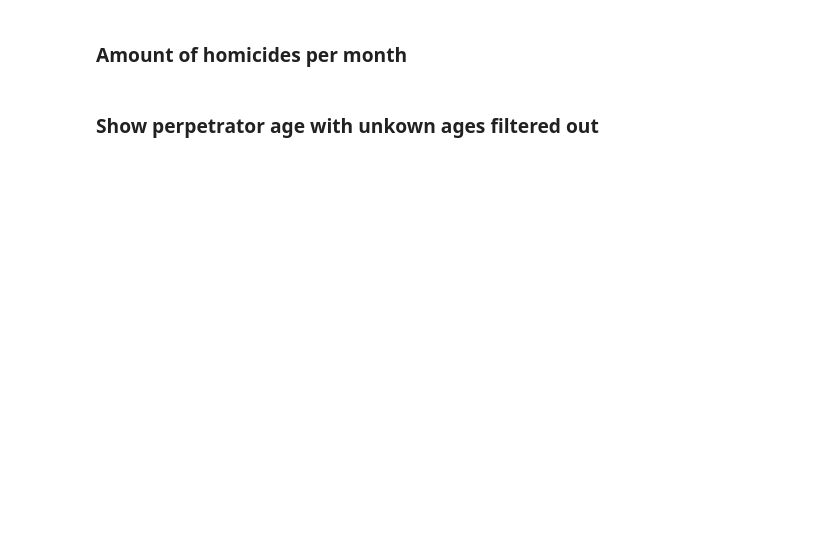
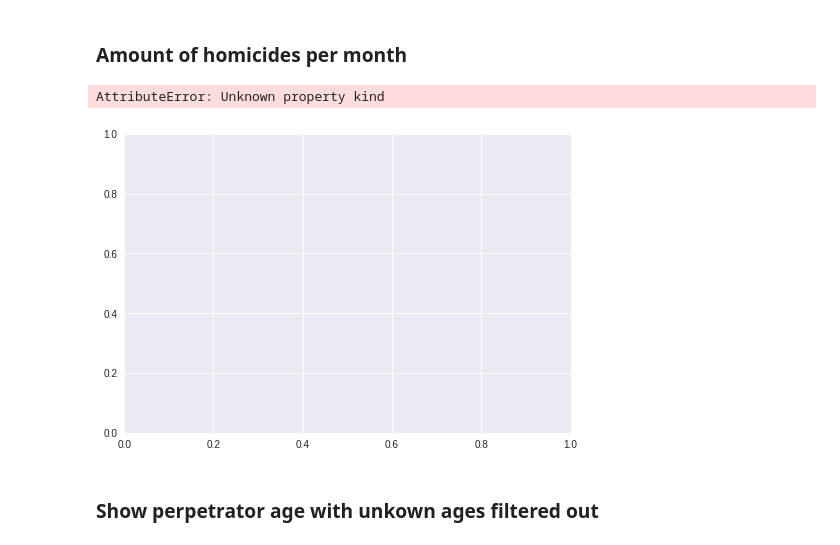
Before and after one commit to DuncanCasteleyn/Data-Mining-Project-3TI, a Jupyter notebook: project.ipynb, the cells around one changed output. Cells and saved outputs as stored; diff of their text form; code cells hidden in the pictures; blank space fills up the shorter version.

```diff
--- a/project.ipynb
+++ b/project.ipynb
@@ -133,8 +250,11 @@ ax.plot()
 # %%
 %%time
 
-seaborn.countplot(x='Month', data=homicide, palette="husl")
+s = seaborn.countplot(x='Month', data=homicide, palette="husl")
 seaborn.plt.tight_layout()
+# %% [output]
+AttributeError: Unknown property kind
+[figure, added]
 # %% [markdown]
 ### Show perpetrator age with unkown ages filtered out
 # %%
```
Also changed, not shown: parts of 40 cells of this notebook.
